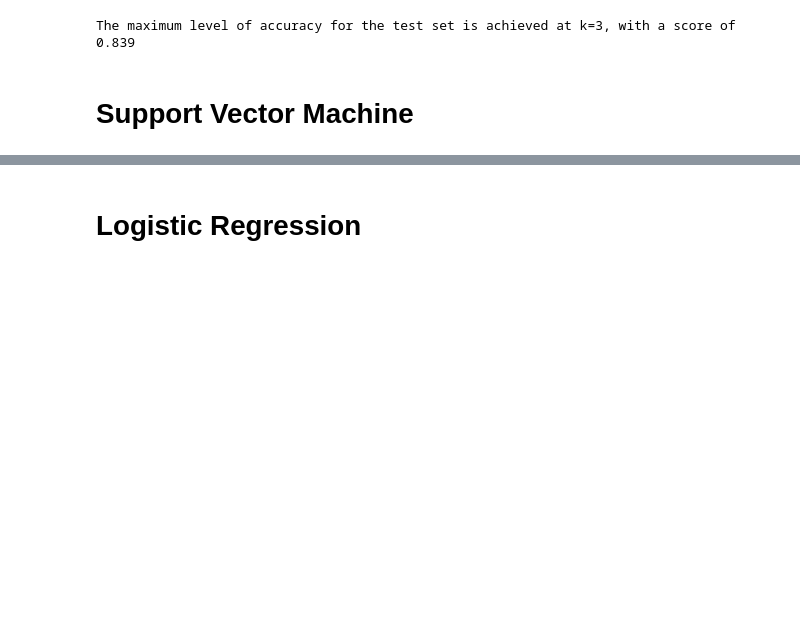
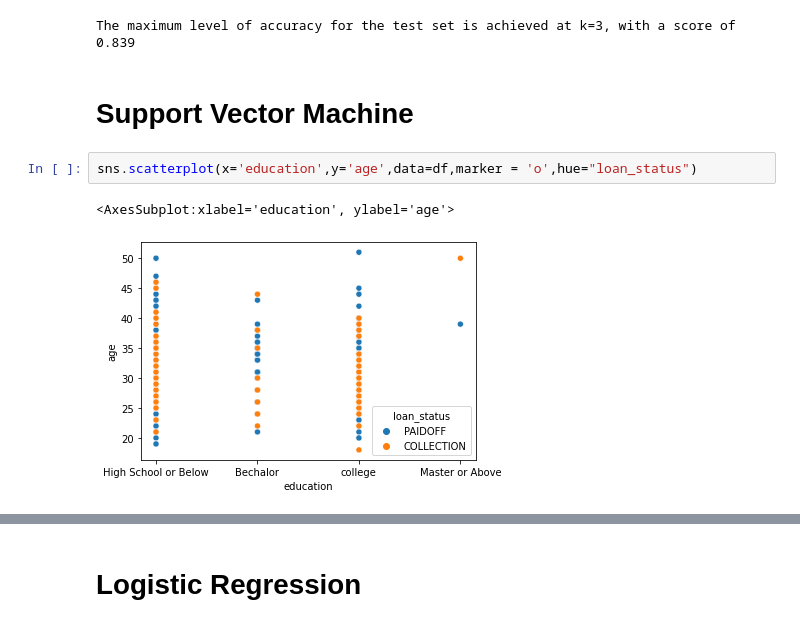
Before and after one commit to alexfrf/coursera-capstone-project, a Jupyter notebook: Capstone_Project.ipynb, the cells around one changed output, grey strips where cells are left out. Cells and saved outputs as stored; diff of their text form; blank space fills up the shorter version.

```diff
--- a/Capstone_Project.ipynb
+++ b/Capstone_Project.ipynb
@@ -440,3 +440,8 @@ print('The maximum level of accuracy for the test set is achieved at k={}, with
 The maximum level of accuracy for the test set is achieved at k=3, with a score of 0.839
 # %% [markdown]
 # Support Vector Machine
+# %%
+sns.scatterplot(x='education',y='age',data=df,marker = 'o',hue="loan_status")
+# %% [output]
+<AxesSubplot:xlabel='education', ylabel='age'>
+[figure, added]
```
Also changed, not shown: parts of 18 cells of this notebook.
